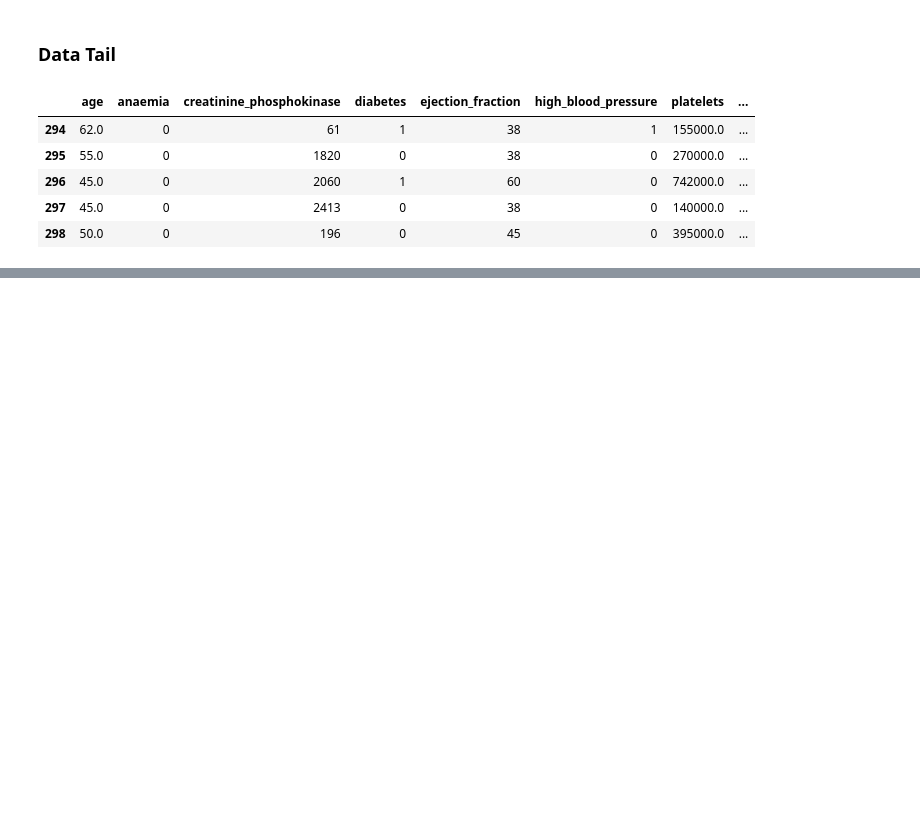
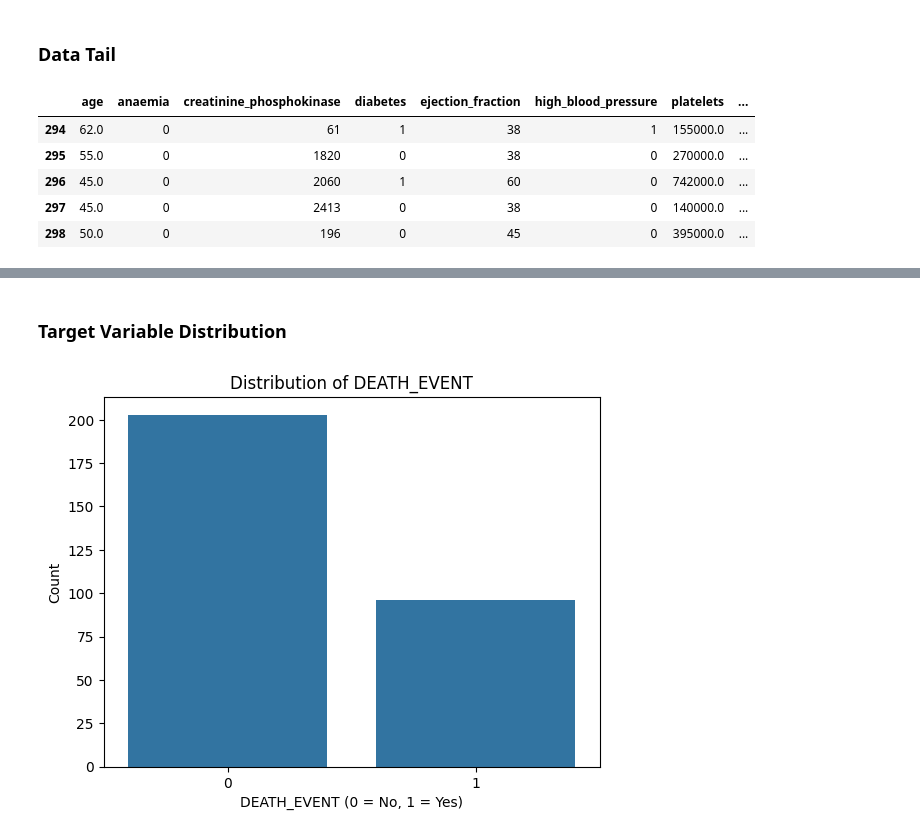
Before and after one commit to MarisaOishy/Heart-_Failure-_Prediction, a Jupyter notebook: Notebook_file/Heart_failure_prediction.ipynb, the cells around one changed output, grey strips where cells are left out. Saved outputs shown, nothing was run; the diff lists cells and outputs as text; code cells hidden in the pictures; blank space fills up the shorter version.

```diff
--- a/Notebook_file/Heart_failure_prediction.ipynb
+++ b/Notebook_file/Heart_failure_prediction.ipynb
@@ -53,0 +138,10 @@ data.tail()
+# %% [markdown]
+### Target Variable Distribution
+# %%
+sns.countplot(x='DEATH_EVENT', data=data)
+plt.title('Distribution of DEATH_EVENT')
+plt.xlabel('DEATH_EVENT (0 = No, 1 = Yes)')
+plt.ylabel('Count')
+plt.show()
+# %% [output]
+[figure, added]
```
Also changed, not shown: parts of 17 cells of this notebook.
